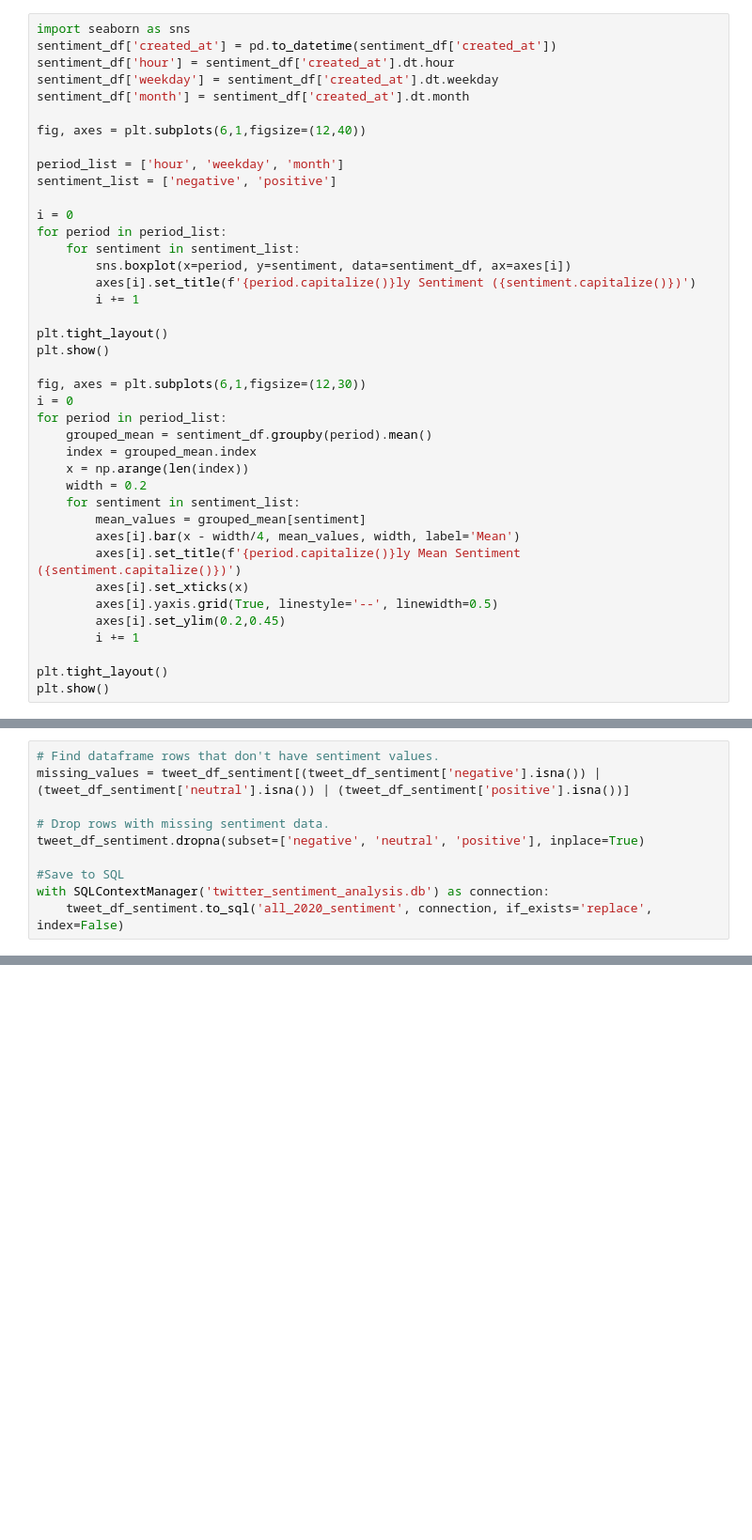
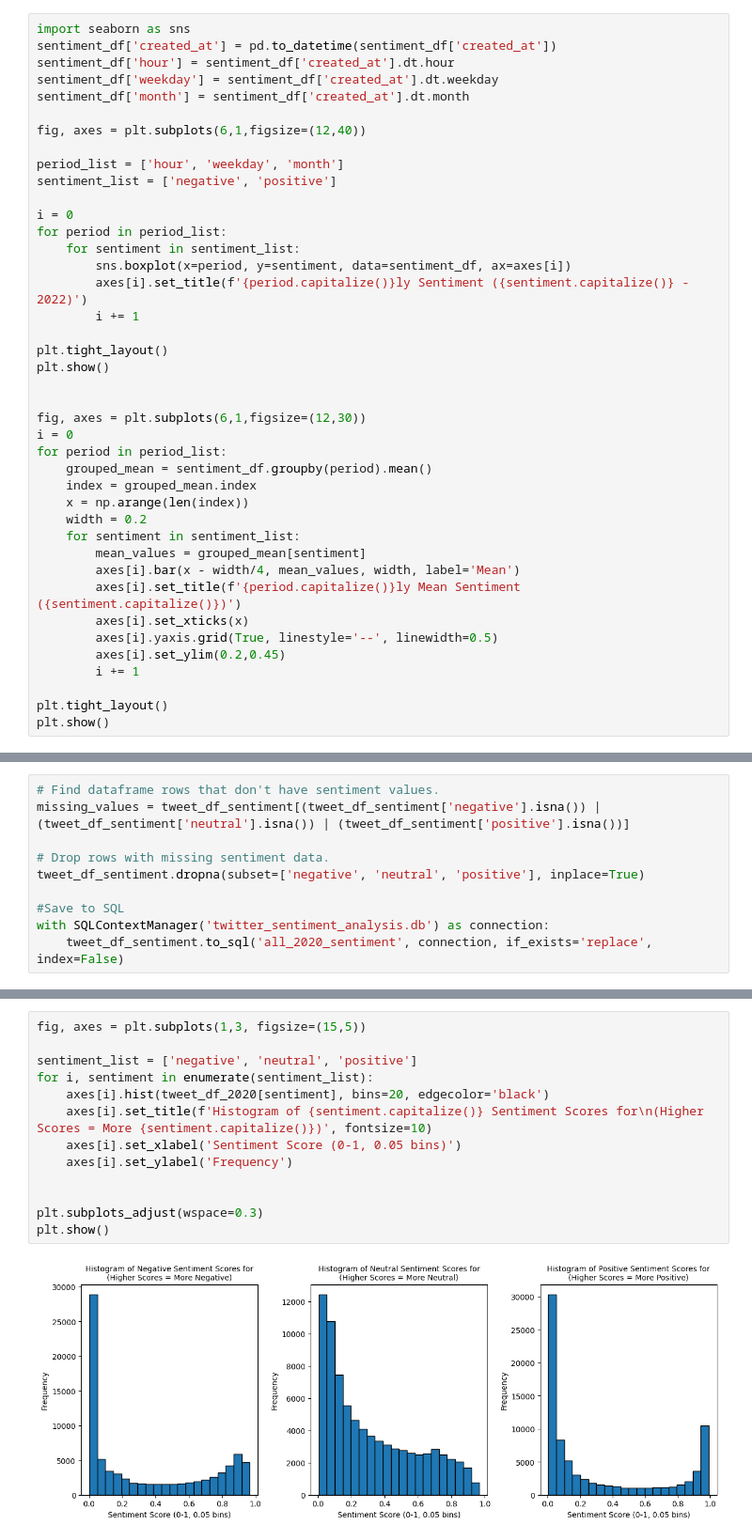
Before and after one commit to christywastaken/twitter-sentiment-analysis, a Jupyter notebook: twitter_sentiment_analysis.ipynb, the cells around one changed output, grey strips where cells are left out. Shown at 94% size. Drawn from its saved outputs; the diff is of its cells as text; blank space fills up the shorter version.

```diff
--- a/twitter_sentiment_analysis.ipynb
+++ b/twitter_sentiment_analysis.ipynb
@@ -329,11 +322,12 @@ i = 0
 for period in period_list:
     for sentiment in sentiment_list:
         sns.boxplot(x=period, y=sentiment, data=sentiment_df, ax=axes[i])
-        axes[i].set_title(f'{period.capitalize()}ly Sentiment ({sentiment.capitalize()})')
+        axes[i].set_title(f'{period.capitalize()}ly Sentiment ({sentiment.capitalize()} - 2022)')
         i += 1
 
 plt.tight_layout()
 plt.show()
+
 
 fig, axes = plt.subplots(6,1,figsize=(12,30))
 i = 0
@@ -435,0 +471,15 @@ with SQLContextManager('twitter_sentiment_analysis.db') as connection:
+# %%
+fig, axes = plt.subplots(1,3, figsize=(15,5))
+
+sentiment_list = ['negative', 'neutral', 'positive']
+for i, sentiment in enumerate(sentiment_list):
+    axes[i].hist(tweet_df_2020[sentiment], bins=20, edgecolor='black')
+    axes[i].set_title(f'Histogram of {sentiment.capitalize()} Sentiment Scores for\n(Higher Scores = More {sentiment.capitalize()})', fontsize=10)
+    axes[i].set_xlabel('Sentiment Score (0-1, 0.05 bins)')
+    axes[i].set_ylabel('Frequency')
+
+
+plt.subplots_adjust(wspace=0.3)
+plt.show()
+# %% [output]
+[figure, added]
```
Also changed, not shown: parts of 8 cells of this notebook.
